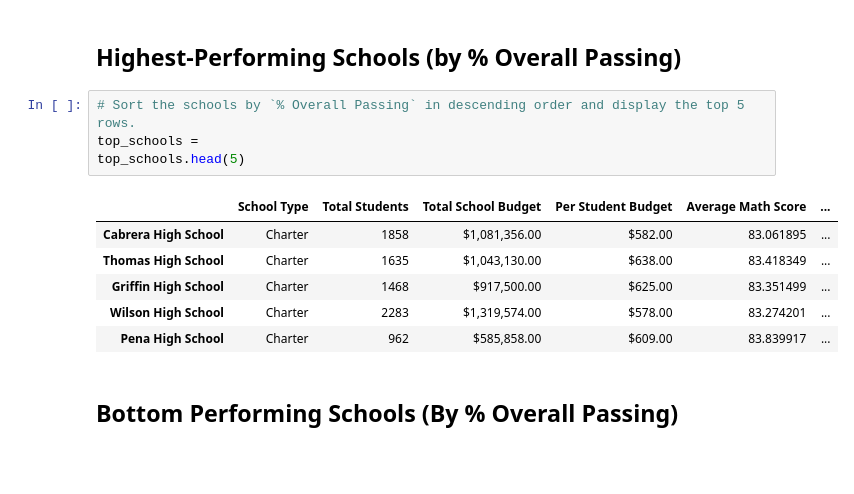
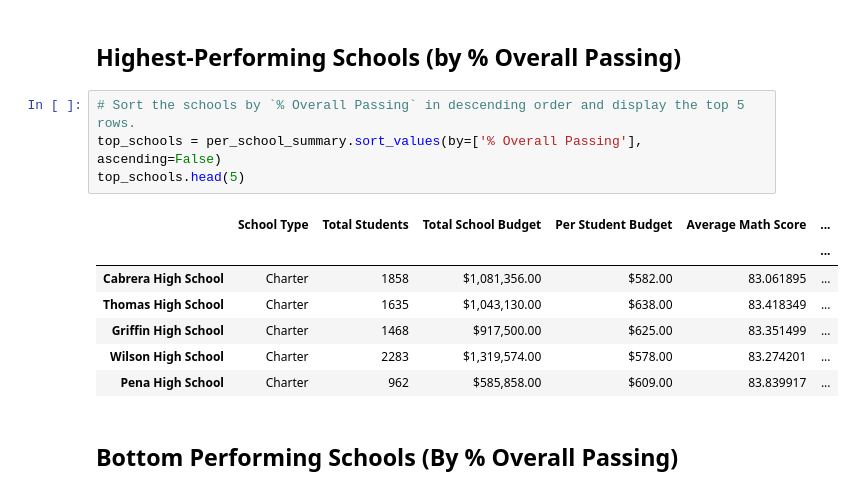
Before and after one commit to thomasjngo/School-Metrics-Analysis, a Jupyter notebook: PyCitySchools/PyCitySchools_starter.ipynb, the cells around one changed output. Cells and saved outputs as stored; diff of their text form; blank space fills up the shorter version.

```diff
--- a/PyCitySchools/PyCitySchools_starter.ipynb
+++ b/PyCitySchools/PyCitySchools_starter.ipynb
@@ -192,10 +192,11 @@ per_school_summary
 ## Highest-Performing Schools (by % Overall Passing)
 # %%
 # Sort the schools by `% Overall Passing` in descending order and display the top 5 rows.
-top_schools =
+top_schools = per_school_summary.sort_values(by=['% Overall Passing'], ascending=False)
 top_schools.head(5)
 # %% [output]
 |  | School Type | Total Students | Total School Budget | Per Student Budget | Average Math Score | ... |
+|  |  |  |  |  |  | ... |
 | Cabrera High School | Charter | 1858 | $1,081,356.00 | $582.00 | 83.061895 | ... |
 | Thomas High School | Charter | 1635 | $1,043,130.00 | $638.00 | 83.418349 | ... |
 | Griffin High School | Charter | 1468 | $917,500.00 | $625.00 | 83.351499 | ... |
```
Also changed, not shown: parts of 3 cells of this notebook.
